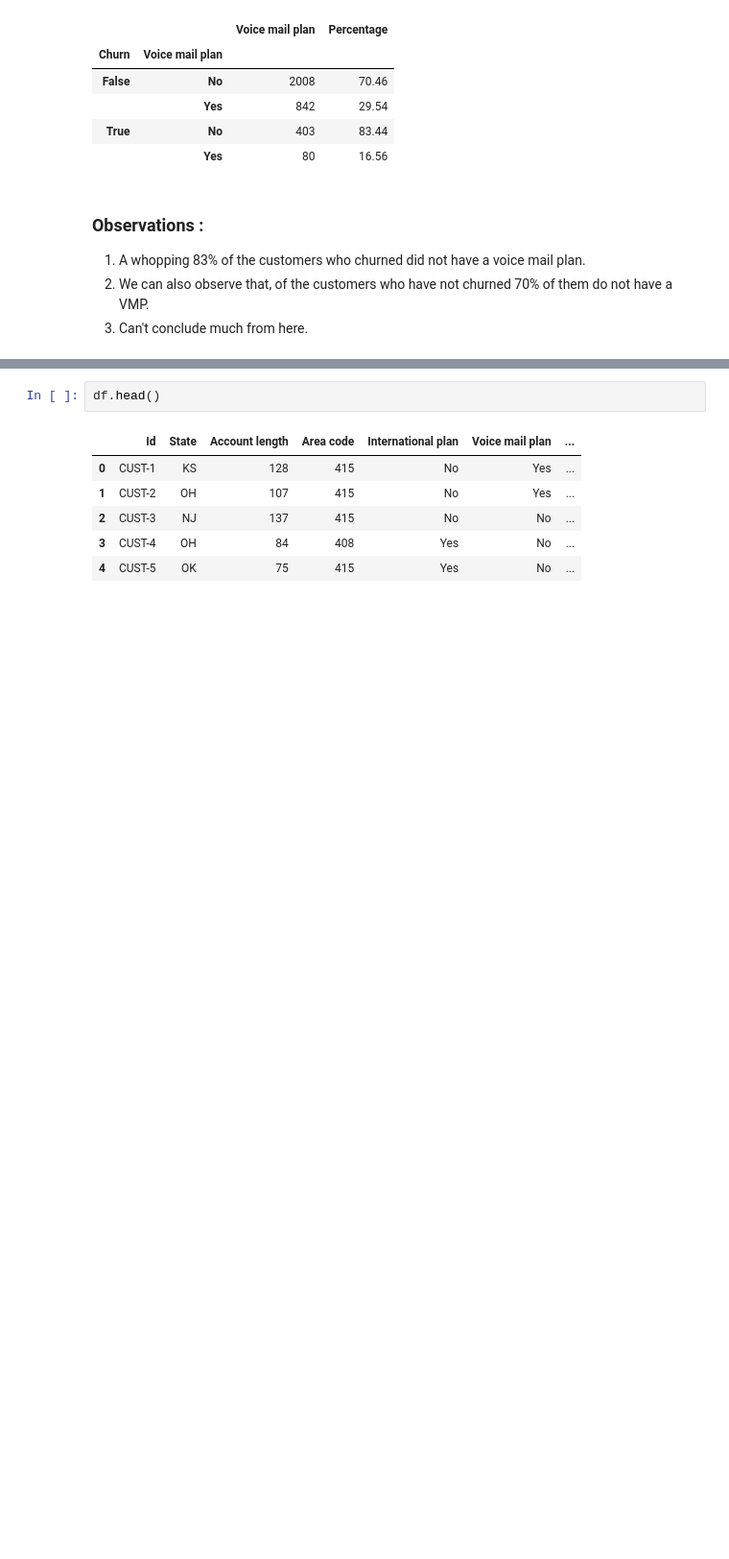
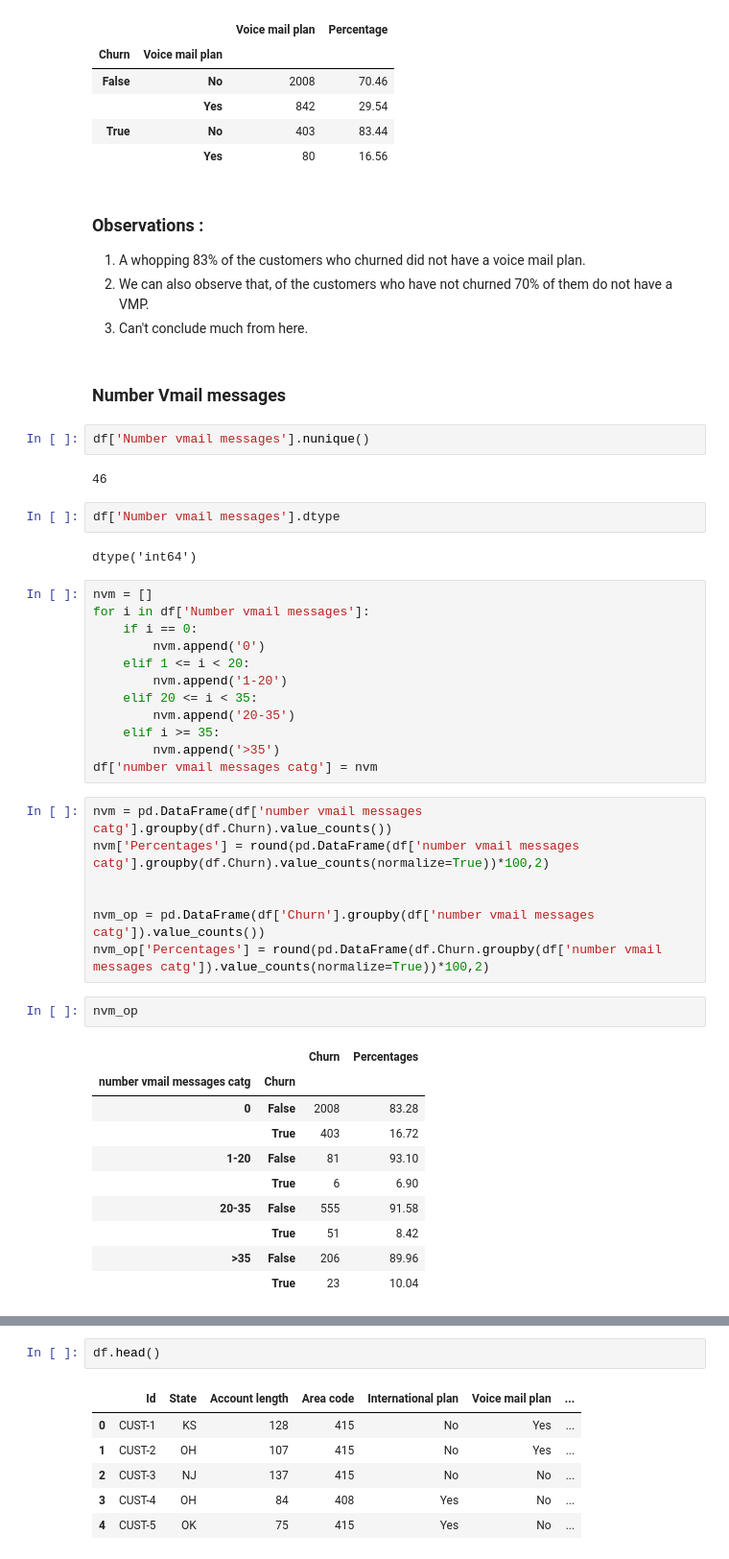
Before and after one commit to SharanKalyan/Customer_Churn_Analysis, a Jupyter notebook: Churn Prediction.ipynb, the cells around one changed output, grey strips where cells are left out. Shown: that part at 96% size. Drawn from its saved outputs; the diff is of its cells as text; blank space fills up the shorter version.

```diff
--- a/Churn Prediction.ipynb
+++ b/Churn Prediction.ipynb
@@ -616,3 +616,45 @@ vmp
 1. A whopping 83% of the customers who churned did not have a voice mail plan.
 2. We can also observe that, of the customers who have not churned 70% of them do not have a VMP.
 3. Can't conclude much from here.
+# %% [markdown]
+### Number Vmail messages
+# %%
+df['Number vmail messages'].nunique()
+# %% [output]
+46
+# %%
+df['Number vmail messages'].dtype
+# %% [output]
+dtype('int64')
+# %%
+nvm = []
+for i in df['Number vmail messages']:
+    if i == 0:
+        nvm.append('0')
+    elif 1 <= i < 20:
+        nvm.append('1-20')
+    elif 20 <= i < 35:
+        nvm.append('20-35')
+    elif i >= 35:
+        nvm.append('>35')
+df['number vmail messages catg'] = nvm
+# %%
+nvm = pd.DataFrame(df['number vmail messages catg'].groupby(df.Churn).value_counts())
+nvm['Percentages'] = round(pd.DataFrame(df['number vmail messages catg'].groupby(df.Churn).value_counts(normalize=True))*100,2)
+
+
+nvm_op = pd.DataFrame(df['Churn'].groupby(df['number vmail messages catg']).value_counts())
+nvm_op['Percentages'] = round(pd.DataFrame(df.Churn.groupby(df['number vmail messages catg']).value_counts(normalize=True))*100,2)
+# %%
+nvm_op
+# %% [output]
+|  |  | Churn | Percentages |
+| number vmail messages catg | Churn |  |  |
+| 0 | False | 2008 | 83.28 |
+|  | True | 403 | 16.72 |
+| 1-20 | False | 81 | 93.10 |
+|  | True | 6 | 6.90 |
+| 20-35 | False | 555 | 91.58 |
+|  | True | 51 | 8.42 |
+| >35 | False | 206 | 89.96 |
+|  | True | 23 | 10.04 |
```
Also changed, not shown: parts of 1 cell of this notebook.
